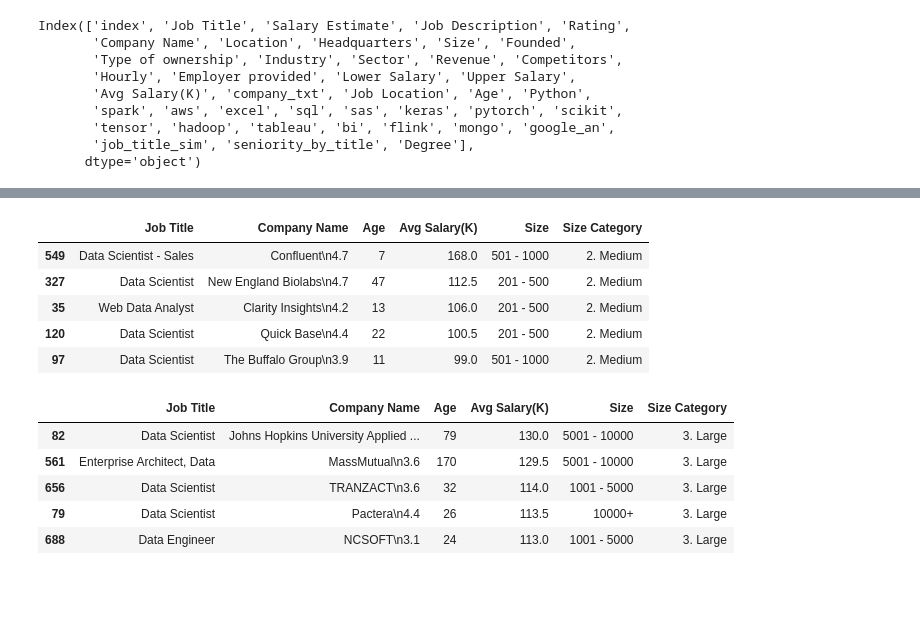
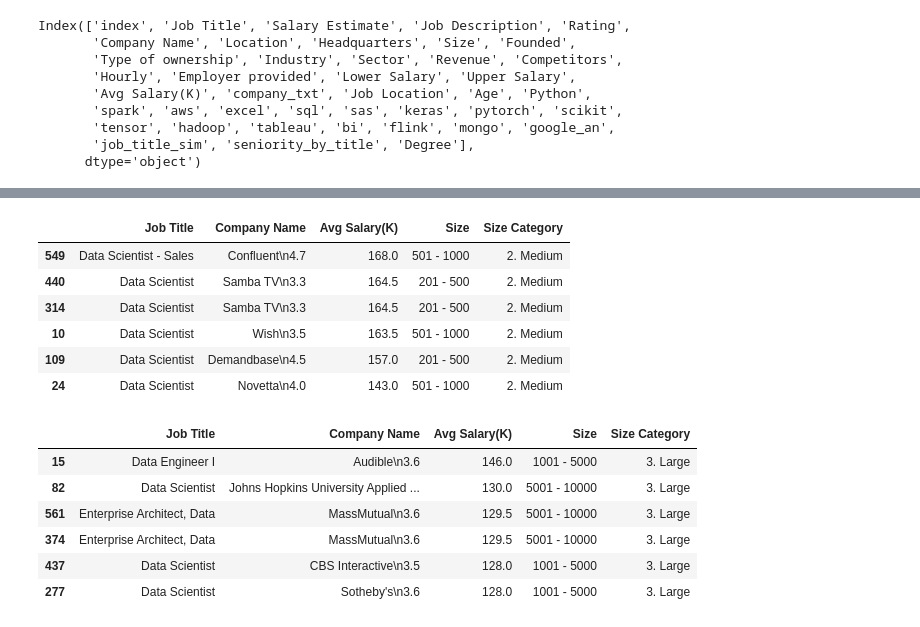
Before and after one commit to RunawayFromMeBby/Data-Science-Salary-Analysis, a Jupyter notebook: company size vs avg salary.ipynb, the cells around one changed output, grey strips where cells are left out. Drawn from its saved outputs; the diff is of its cells as text; code cells hidden in the pictures; blank space fills up the shorter version.

```diff
--- a/company size vs avg salary.ipynb
+++ b/company size vs avg salary.ipynb
@@ -36,11 +36,11 @@ Index(['index', 'Job Title', 'Salary Estimate', 'Job Description', 'Rating',
       dtype='object')
 # %%
 # For purposes of data analysis, only going to keep relevant columns
-data_analysis_df = data_science_jobs_df.drop(columns = ['Salary Estimate','Job Description','Headquarters','Location','Revenue','Competitors',
-                                                         'company_txt','spark','aws',
-                                                         'sql','sas','keras','pytorch','scikit',
-                                                         'tensor','hadoop','tableau','bi','flink',
-                                                         'mongo','google_an','job_title_sim','Hourly','Employer provided'])
+data_analysis_df = data_science_jobs_df.drop(columns = ['Salary Estimate','Job Description','Headquarters','Revenue','Competitors',
+                                                         'company_txt','spark','aws','sql','sas','keras','pytorch','scikit','tensor','hadoop',
+                                                        'tableau','bi','flink','mongo','google_an','job_title_sim','Hourly','Employer provided',
+                                                        'Python','excel','Age','Lower Salary','Upper Salary', 'Type of ownership','Founded'
+                                                        ])
 # Dropped all 'sr' positions in the 'seniority_by_title' column
 data_analysis_df.drop(data_analysis_df[data_analysis_df['seniority_by_title']=='sr'].index,inplace = True)
 
@@ -51,12 +51,6 @@ data_analysis_df.drop(data_analysis_df[data_analysis_df['Degree']=='P'].index,in
 # Dropped rows with an unknown company size
 data_analysis_df.drop(data_analysis_df[data_analysis_df['Size']=='unknown'].index,inplace = True)
 
-# Dropped rows with Python values=0 (Meaning don't require python)
-data_analysis_df.drop(data_analysis_df[data_analysis_df['Python']== 0].index,inplace = True)
 
-# Dropped rows with Excel values=0 (Meaning don't require Excel)
-data_analysis_df.drop(data_analysis_df[data_analysis_df['excel']== 0].index,inplace = True)
-
-
-data_analysis_df.columns
+data_analysis_df
 # %% [output]
@@ -84,7 +86,7 @@ unwanted_job_titles = ['College Hire - Data Scientist - Open to December 2019 Gr
                       'Manager, Safety Scientist, Medical Safety & Risk Management','Revenue Analytics Manager',
                       'Associate Data Analyst','Associate Scientist, LC/MS Biologics',
                       'Corporate Risk Data Analyst (SQL Based) - Milwaukee or',
-                      'Marketing Data Analyst, May 2020 Undergrad','IT Associate Data Analyst',
+                      'Marketing Data Analyst, May 2020 Undergrad','IT Associate Data Analyst','Data Science Manager'
                       ]
 
 
@@ -93,10 +95,10 @@ for unwanted in unwanted_job_titles:
     data_analysis_df.drop(data_analysis_df[data_analysis_df['Job Title'] == unwanted].index,inplace = True)
 
 
-data_analysis_df
+data_analysis_df.head()
 
 
-# Made list of all jobs to easily pick out which ones we shouldn't include
+#Made list of all jobs to easily pick out which ones we shouldn't include
 # counter = 0
 # for job in data_analysis_df['Job Title'].unique():
 #     counter += 1
@@ -198,22 +202,22 @@ clean_sorted_small_company_salaries[['Job Title','Company Name','Age','Avg Salar
 # %%
 # Medium companies
 # First extract rows from df that correspond to only small companies
 med_companies = sorted_df[sorted_df['Size Category'] == '2. Medium']
 med_companies
 
 # Next sort the df by highest salary and dropped any duplicates
 sorted_med_company_salaries = med_companies.sort_values(by = 'Avg Salary(K)',ascending = False)
-clean_sorted_med_company_salaries=sorted_med_company_salaries.drop_duplicates(subset = ['Job Title', 'Rating', 'Company Name', 'Size', 'Founded','Type of ownership', 'Industry', 'Sector', 'Lower Salary', 'Upper Salary', 'Avg Salary(K)','Job Location', 'Python', 'excel', 'seniority_by_title', 'Degree','Size Category'])
-clean_sorted_med_company_salaries[['Job Title','Company Name','Age','Avg Salary(K)','Size','Size Category']].head()
+sorted_med_company_salaries[['Job Title','Company Name','Avg Salary(K)','Size','Size Category']].head(6)
 
 # Below you can see the top 5 medium companies with their respective job titles and avg salaries
 # %% [output]
-|  | Job Title | Company Name | Age | Avg Salary(K) | Size | Size Category |
-| 549 | Data Scientist - Sales | Confluent\n4.7 | 7 | 168.0 | 501 - 1000 | 2. Medium |
-| 327 | Data Scientist | New England Biolabs\n4.7 | 47 | 112.5 | 201 - 500 | 2. Medium |
-| 35 | Web Data Analyst | Clarity Insights\n4.2 | 13 | 106.0 | 201 - 500 | 2. Medium |
-| 120 | Data Scientist | Quick Base\n4.4 | 22 | 100.5 | 201 - 500 | 2. Medium |
-| 97 | Data Scientist | The Buffalo Group\n3.9 | 11 | 99.0 | 501 - 1000 | 2. Medium |
+|  | Job Title | Company Name | Avg Salary(K) | Size | Size Category |
+| 549 | Data Scientist - Sales | Confluent\n4.7 | 168.0 | 501 - 1000 | 2. Medium |
+| 440 | Data Scientist | Samba TV\n3.3 | 164.5 | 201 - 500 | 2. Medium |
+| 314 | Data Scientist | Samba TV\n3.3 | 164.5 | 201 - 500 | 2. Medium |
+| 10 | Data Scientist | Wish\n3.5 | 163.5 | 501 - 1000 | 2. Medium |
+| 109 | Data Scientist | Demandbase\n4.5 | 157.0 | 201 - 500 | 2. Medium |
+| 24 | Data Scientist | Novetta\n4.0 | 143.0 | 501 - 1000 | 2. Medium |
 # %%
 # Large companies
 # First extract rows from df that correspond to only large companies
@@ -222,14 +226,14 @@ large_companies
 
 # Next sort the df by highest salary and dropped any duplicates
 sorted_large_company_salaries = large_companies.sort_values(by = 'Avg Salary(K)',ascending = False)
-clean_sorted_large_company_salaries=sorted_large_company_salaries.drop_duplicates(subset = ['Job Title', 'Rating', 'Company Name', 'Size', 'Founded','Type of ownership', 'Industry', 'Sector', 'Lower Salary', 'Upper Salary', 'Avg Salary(K)','Job Location', 'Python', 'excel', 'seniority_by_title', 'Degree','Size Category'])
-clean_sorted_large_company_salaries[['Job Title','Company Name','Age','Avg Salary(K)','Size','Size Category']].head()
+sorted_large_company_salaries[['Job Title','Company Name','Avg Salary(K)','Size','Size Category']].head(6)
 
 # Below you can see the top 5 large companies with their respective job titles and avg salaries
 # %% [output]
-|  | Job Title | Company Name | Age | Avg Salary(K) | Size | Size Category |
-| 82 | Data Scientist | Johns Hopkins University Applied ... | 79 | 130.0 | 5001 - 10000 | 3. Large |
-| 561 | Enterprise Architect, Data | MassMutual\n3.6 | 170 | 129.5 | 5001 - 10000 | 3. Large |
-| 656 | Data Scientist | TRANZACT\n3.6 | 32 | 114.0 | 1001 - 5000 | 3. Large |
-| 79 | Data Scientist | Pactera\n4.4 | 26 | 113.5 | 10000+ | 3. Large |
-| 688 | Data Engineer | NCSOFT\n3.1 | 24 | 113.0 | 1001 - 5000 | 3. Large |
+|  | Job Title | Company Name | Avg Salary(K) | Size | Size Category |
+| 15 | Data Engineer I | Audible\n3.6 | 146.0 | 1001 - 5000 | 3. Large |
+| 82 | Data Scientist | Johns Hopkins University Applied ... | 130.0 | 5001 - 10000 | 3. Large |
+| 561 | Enterprise Architect, Data | MassMutual\n3.6 | 129.5 | 5001 - 10000 | 3. Large |
+| 374 | Enterprise Architect, Data | MassMutual\n3.6 | 129.5 | 5001 - 10000 | 3. Large |
+| 437 | Data Scientist | CBS Interactive\n3.5 | 128.0 | 1001 - 5000 | 3. Large |
+| 277 | Data Scientist | Sotheby's\n3.6 | 128.0 | 1001 - 5000 | 3. Large |
```
Also changed, not shown: parts of 6 cells of this notebook, 4 other files.
